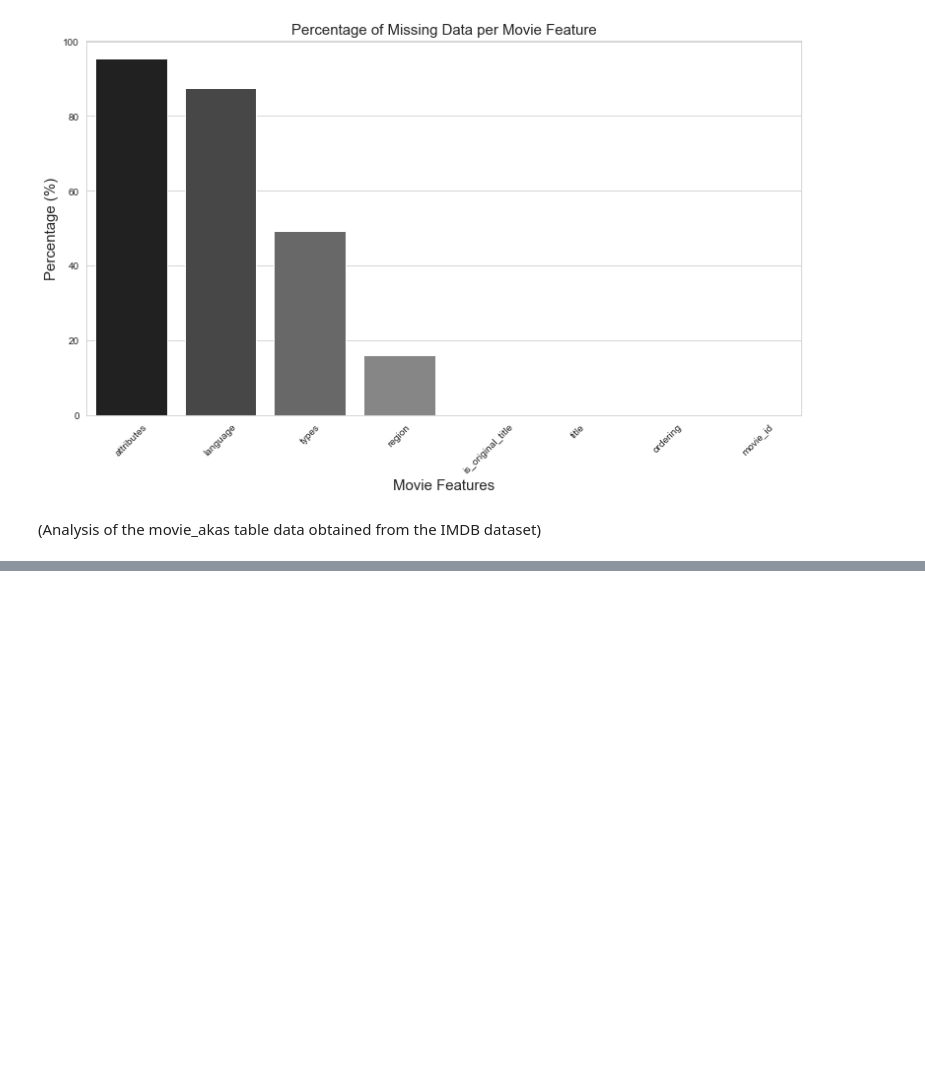
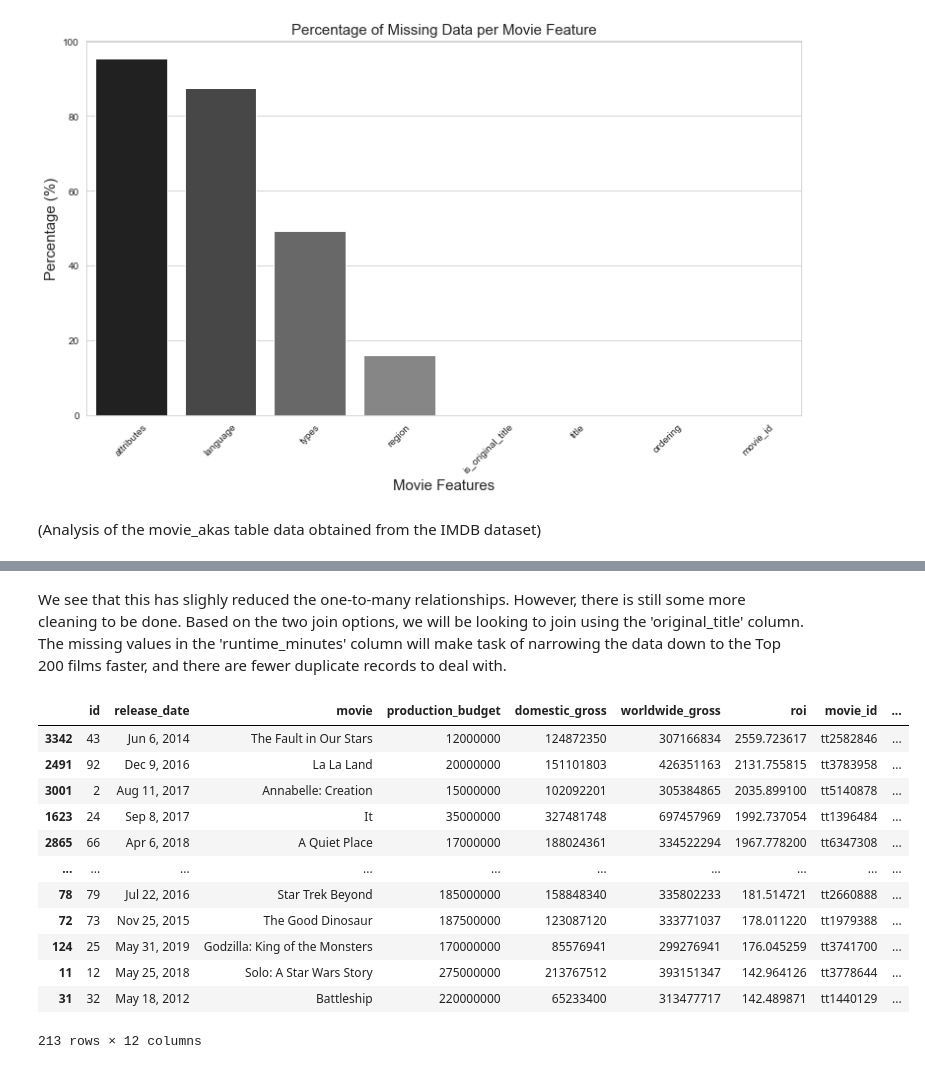
Before and after one commit to femikamau/Microsoft-Movie-Studio-EDA, a Jupyter notebook: index.ipynb, the cells around one changed output, grey strips where cells are left out. Saved outputs shown, nothing was run; the diff lists cells and outputs as text; code cells hidden in the pictures; blank space fills up the shorter version.

Commit message:
Added Data Preparation

```diff
--- a/index.ipynb
+++ b/index.ipynb
@@ -393,0 +510,5 @@ missing_values(imdb_df)
+# %%
+# Sort the DataFrame according to the 'roi' column
+movie_budgets_df = movie_budgets_df.sort_values(by='roi', ascending=False)
+
+movie_budgets_df # Preview the updated 'movie_budgets_df' DataFrame
@@ -393,0 +541,10 @@ missing_values(imdb_df)
+# %%
+# We shall be using either the original_title/primary_title column to join the two DataFrames
+
+# Try joining the 'movie_budgets_df' and 'movie_titles_df' DataFrames on the 'original_title' column first
+option_1 = movie_budgets_df.join(movie_basics_df.set_index('original_title'), on='movie', how='inner')
+print(option_1.info())
+
+# Try joining the 'movie_budgets_df' and 'movie_titles_df' DataFrames on the 'primary_title' column
+option_2 = movie_budgets_df.join(movie_basics_df.set_index('primary_title'), on='movie', how='inner')
+print(option_2.info())
@@ -393,0 +571,5 @@ missing_values(imdb_df)
+# %%
+# Drop the films in the 'movie_basics_df' that are older than 10 years
+movie_basics_df = movie_basics_df[movie_basics_df['start_year'] >= 2012]
+
+movie_basics_df # Preview the updated 'movie_basics_df' DataFrame
@@ -393,0 +592,6 @@ missing_values(imdb_df)
+# %%
+option_1 = movie_budgets_df.join(movie_basics_df.set_index('original_title'), on='movie', how='inner')
+print(option_1.info())
+
+option_2 = movie_budgets_df.join(movie_basics_df.set_index('primary_title'), on='movie', how='inner')
+print(option_2.info())
@@ -393,0 +616,21 @@ missing_values(imdb_df)
+# %% [markdown]
+We see that this has slighly reduced the one-to-many relationships. However, there is still some more cleaning to be done. Based on the two join options, we will be looking to join using the 'original_title' column. The missing values in the 'runtime_minutes' column will make task of narrowing the data down to the Top 200 films faster, and there are fewer duplicate records to deal with.
+# %%
+# Join the 'movie_budgets_df' and 'movie_titles_df' DataFrames on the 'original_title' column and assign the resulting DataFrame to 'top_movies_df'
+top_movies_df = movie_budgets_df.join(movie_basics_df.set_index('original_title'), on='movie', how='inner')
+
+top_movies_df # Preview the updated 'top_movies_df' DataFrame
+# %% [output]
+|  | id | release_date | movie | production_budget | domestic_gross | worldwide_gross | roi | movie_id | ... |
+| 3342 | 43 | Jun 6, 2014 | The Fault in Our Stars | 12000000 | 124872350 | 307166834 | 2559.723617 | tt2582846 | ... |
+| 2491 | 92 | Dec 9, 2016 | La La Land | 20000000 | 151101803 | 426351163 | 2131.755815 | tt3783958 | ... |
+| 3001 | 2 | Aug 11, 2017 | Annabelle: Creation | 15000000 | 102092201 | 305384865 | 2035.899100 | tt5140878 | ... |
+| 1623 | 24 | Sep 8, 2017 | It | 35000000 | 327481748 | 697457969 | 1992.737054 | tt1396484 | ... |
+| 2865 | 66 | Apr 6, 2018 | A Quiet Place | 17000000 | 188024361 | 334522294 | 1967.778200 | tt6347308 | ... |
+| ... | ... | ... | ... | ... | ... | ... | ... | ... | ... |
+| 78 | 79 | Jul 22, 2016 | Star Trek Beyond | 185000000 | 158848340 | 335802233 | 181.514721 | tt2660888 | ... |
+| 72 | 73 | Nov 25, 2015 | The Good Dinosaur | 187500000 | 123087120 | 333771037 | 178.011220 | tt1979388 | ... |
+| 124 | 25 | May 31, 2019 | Godzilla: King of the Monsters | 170000000 | 85576941 | 299276941 | 176.045259 | tt3741700 | ... |
+| 11 | 12 | May 25, 2018 | Solo: A Star Wars Story | 275000000 | 213767512 | 393151347 | 142.964126 | tt3778644 | ... |
+| 31 | 32 | May 18, 2012 | Battleship | 220000000 | 65233400 | 313477717 | 142.489871 | tt1440129 | ... |
+213 rows × 12 columns
```
Also changed, not shown: parts of 56 cells of this notebook.
